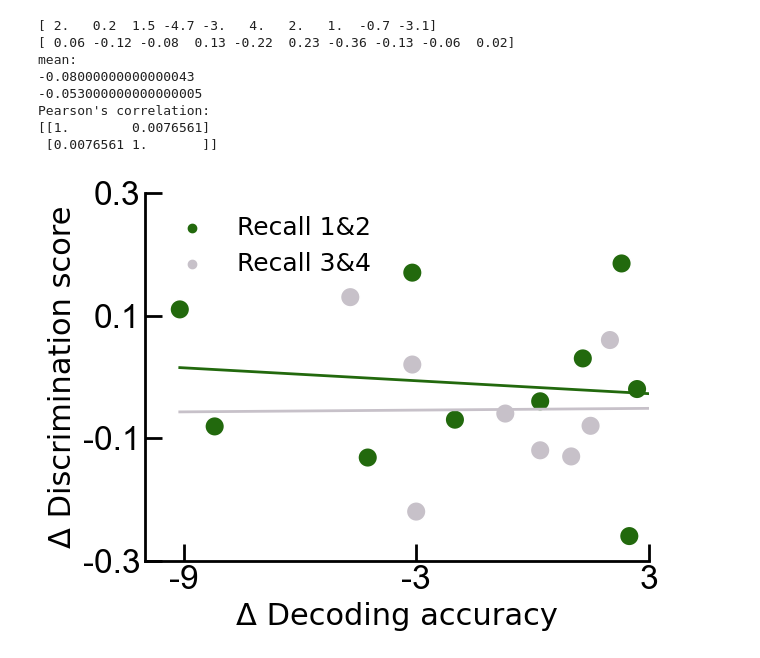
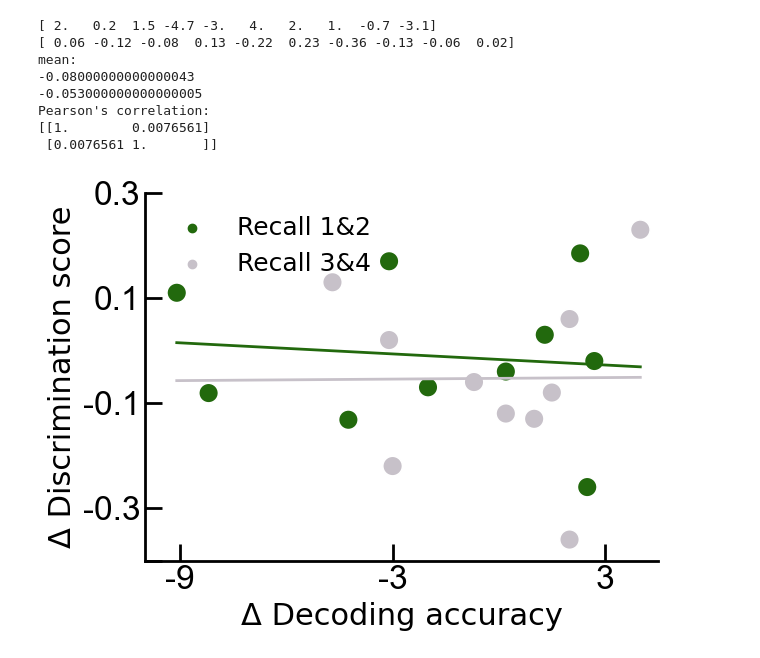
Before and after one commit to Pegahka/SocialFearConditioningProject, a Jupyter notebook: Decoding/CombinedCorrelationPlots/CorrelationDecodBehav-Differences_Controls_combined.ipynb, the cells around one changed output. Saved outputs shown, nothing was run; the diff lists cells and outputs as text; code cells hidden in the pictures.

```diff
--- a/Decoding/CombinedCorrelationPlots/CorrelationDecodBehav-Differences_Controls_combined.ipynb
+++ b/Decoding/CombinedCorrelationPlots/CorrelationDecodBehav-Differences_Controls_combined.ipynb
@@ -82,35 +82,35 @@ m2, b2 = np.polyfit(x2,y2,1)
 #ax.plot(x, m*x+b, color='#144e96')
 l_reg_line = np.array([min(x.min(),x2.min()),max(x.max(),x2.max())])
 ax.plot(l_reg_line, m*l_reg_line+b, color=colors[0], linewidth=2)
 ax.plot(l_reg_line, m2*l_reg_line+b2, color=colors[1], linewidth=2)
 
-ax.set_ylim([-0.3,0.2])
-ax.set_yticks([-0.3,-0.1,0.1,0.3], fontname='Arial')
-ax.set_yticklabels(['-0.3','-0.1','0.1','0.3'],fontname='Arial')
+ax.set_ylim([-0.4,0.2])
+ax.set_yticks([-0.4,-0.3,-0.1,0.1,0.3], fontname='Arial')
+ax.set_yticklabels(['','-0.3','-0.1','0.1','0.3'],fontname='Arial')
 
-ax.set_xlim([-10,3])
+ax.set_xlim([-10,4.5])
 ax.set_xticks([-9,-3,3], fontname='Arial')
 ax.set_xticklabels(['-9','-3','3'],fontname='Arial')
 
 sns.despine(top=True, right=True, left=False, bottom=False)
 ax.spines['left'].set_linewidth(2)
 ax.spines['bottom'].set_linewidth(2)
 ax.set_xlabel('Δ Decoding accuracy', fontsize=22)
 ax.set_ylabel('Δ Discrimination score', fontsize=22)
 
 #ax.set_xlabel('', fontsize=22)
 #ax.set_ylabel('', fontsize=22)
 
 
 #ax.tick_params(axis='both', which='major', )
 ax.tick_params(axis='both', which='major', direction='in',length=12, labelsize=24, width=2)
 
 handles, labels = plt.gca().get_legend_handles_labels()
 plt.legend(handles,['Recall 1&2', 'Recall 3&4'], fontsize = 18, frameon=False, loc='upper left')
 
 plt.tight_layout()
 fig.tight_layout()
 fig.savefig("FigCorr_Diff_Controls_Comb.jpg",dpi=500)
 plt.savefig('FigCorr_Diff_Controls_Comb.eps', format='eps')
 # %% [output]
-[figure, old version]
+[figure, new version]
```
Also changed, not shown: 1 other file.
